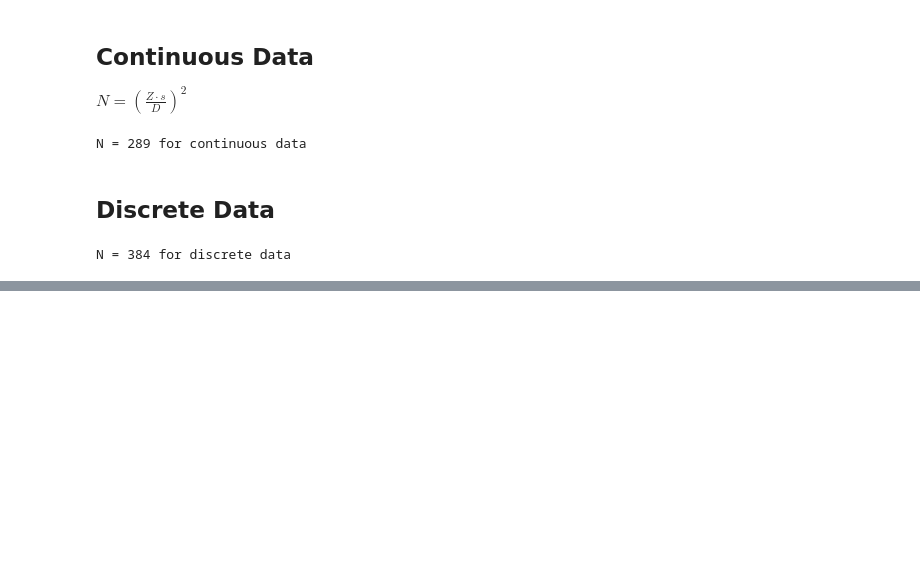
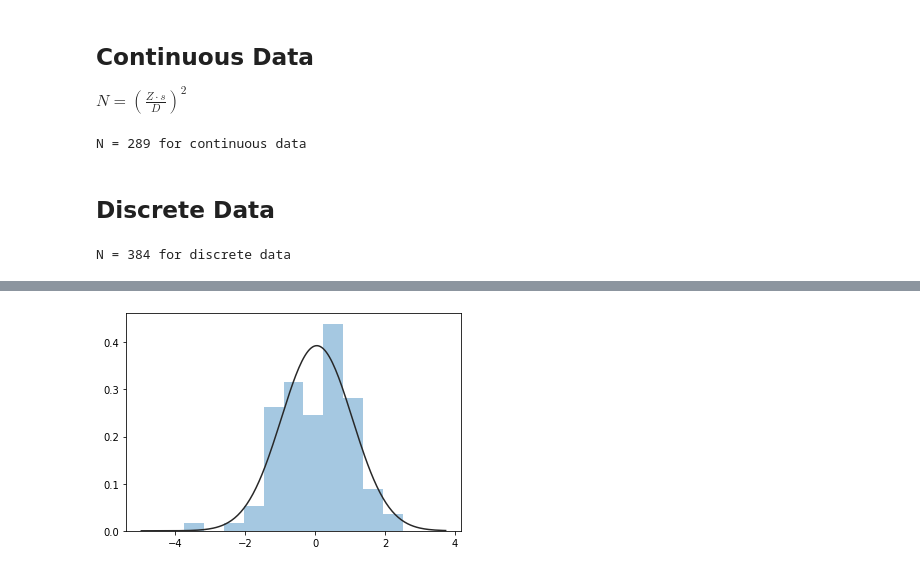
Before and after one commit to vonschwartzwalder/DataViz, a Jupyter notebook: Sample Statistics.ipynb, the cells around one changed output, grey strips where cells are left out. Drawn from its saved outputs; the diff is of its cells as text; code cells hidden in the pictures; blank space fills up the shorter version.

```diff
--- a/Sample Statistics.ipynb
+++ b/Sample Statistics.ipynb
@@ -232,0 +250,4 @@ N = 384 for discrete data
+# %%
+sb.distplot(samples, fit=st.norm, kde=False);
+# %% [output]
+[figure, added]
```
Also changed, not shown: parts of 10 cells of this notebook.
